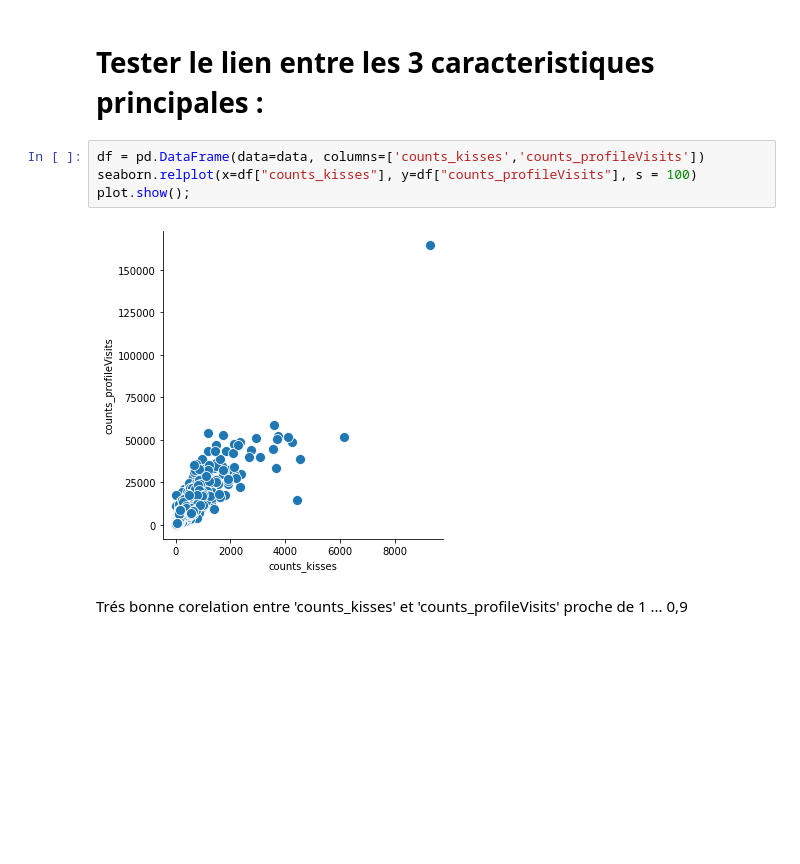
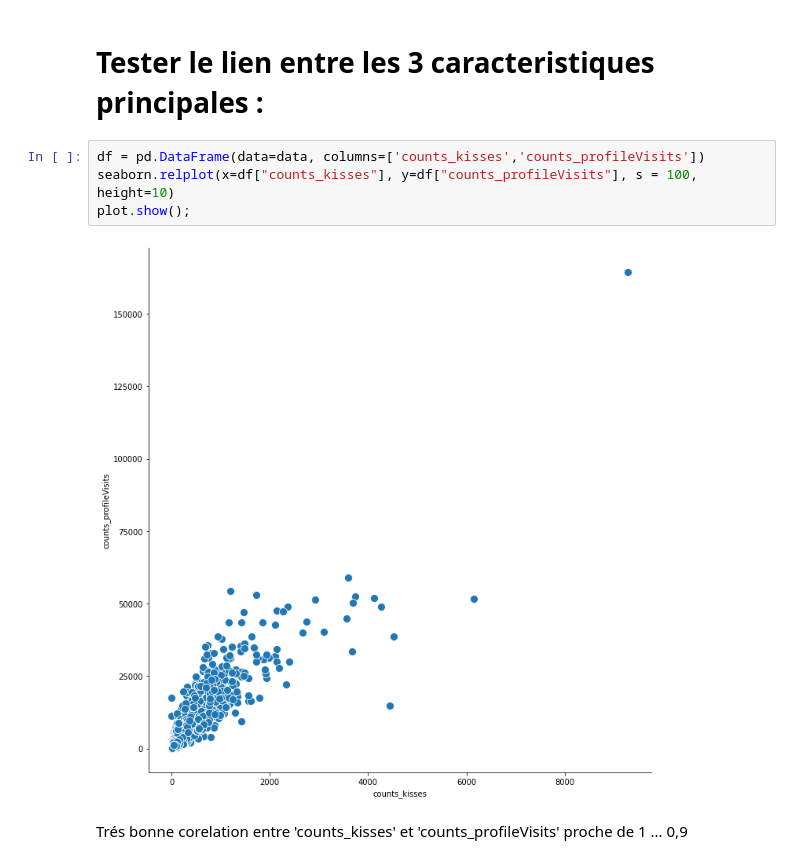
Before and after one commit to samiHEL/DA_Attractivite, a Jupyter notebook: DA_HELLA_SAMI_Attractivité.ipynb, the cells around one changed output. Drawn from its saved outputs; the diff is of its cells as text; blank space fills up the shorter version.

```diff
--- a/DA_HELLA_SAMI_Attractivité.ipynb
+++ b/DA_HELLA_SAMI_Attractivité.ipynb
@@ -51,10 +51,10 @@ explicatives:
 # Tester le lien entre les 3 caracteristiques principales :
 # %%
 df = pd.DataFrame(data=data, columns=['counts_kisses','counts_profileVisits'])
-seaborn.relplot(x=df["counts_kisses"], y=df["counts_profileVisits"], s = 100)
+seaborn.relplot(x=df["counts_kisses"], y=df["counts_profileVisits"], s = 100, height=10)
 plot.show();
 # %% [output]
-[figure, old version]
+[figure, new version]
 # %% [markdown]
 Trés bonne corelation entre 'counts_kisses' et 'counts_profileVisits' proche de 1 ... 0,9
 # %%
```
Also changed, not shown: parts of 2 cells of this notebook.
